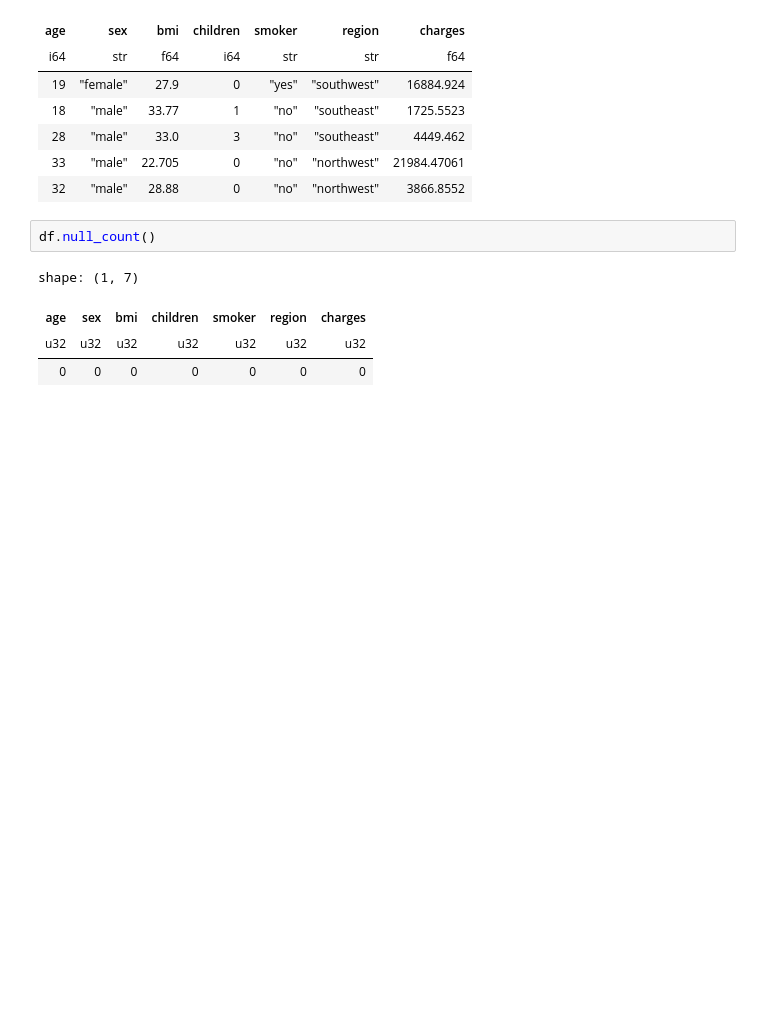
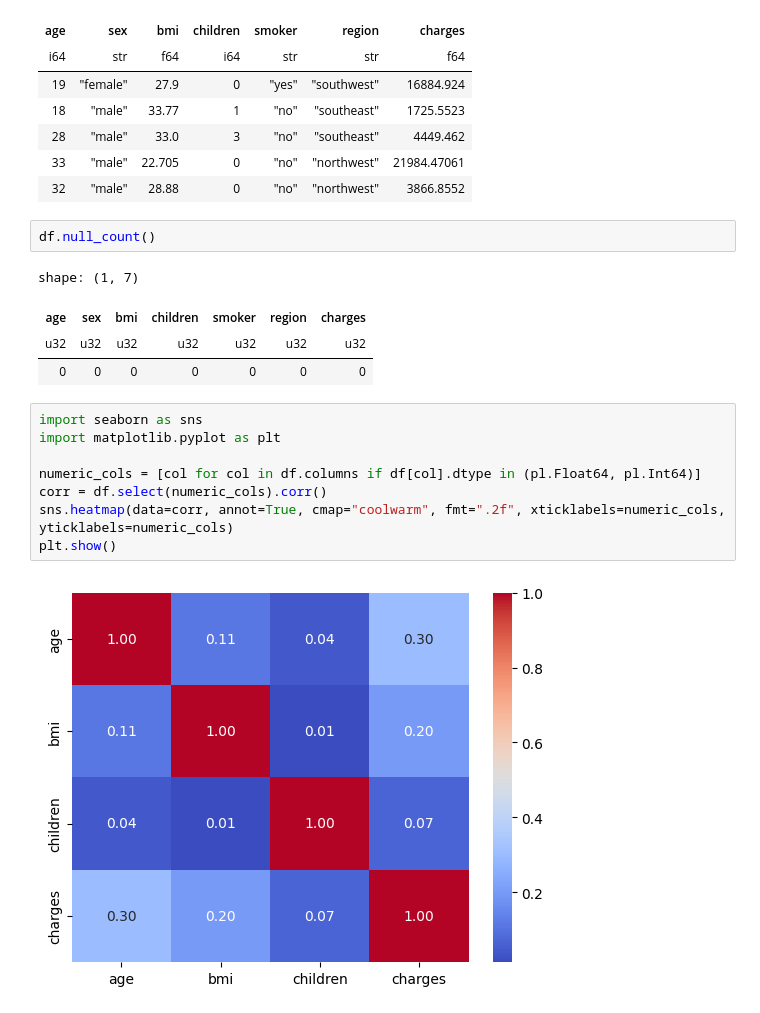
Before and after one commit to RJUNCC/data-modeling-sp500-forecasting, a Jupyter notebook: medical_insurance_cost.ipynb, the cells around one changed output. Saved outputs shown, nothing was run; the diff lists cells and outputs as text; blank space fills up the shorter version.

```diff
--- a/medical_insurance_cost.ipynb
+++ b/medical_insurance_cost.ipynb
@@ -46,3 +46,13 @@ shape: (1, 7)
 | age | sex | bmi | children | smoker | region | charges |
 | u32 | u32 | u32 | u32 | u32 | u32 | u32 |
 | 0 | 0 | 0 | 0 | 0 | 0 | 0 |
+# %%
+import seaborn as sns
+import matplotlib.pyplot as plt
+
+numeric_cols = [col for col in df.columns if df[col].dtype in (pl.Float64, pl.Int64)]
+corr = df.select(numeric_cols).corr()
+sns.heatmap(data=corr, annot=True, cmap="coolwarm", fmt=".2f", xticklabels=numeric_cols, yticklabels=numeric_cols)
+plt.show()
+# %% [output]
+[figure, added]
```
Also changed, not shown: parts of 9 cells of this notebook.
